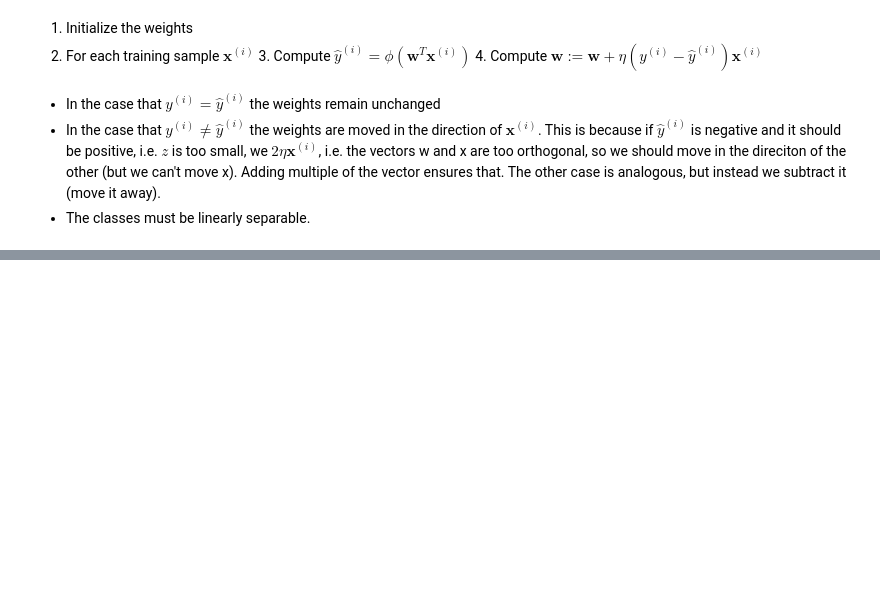
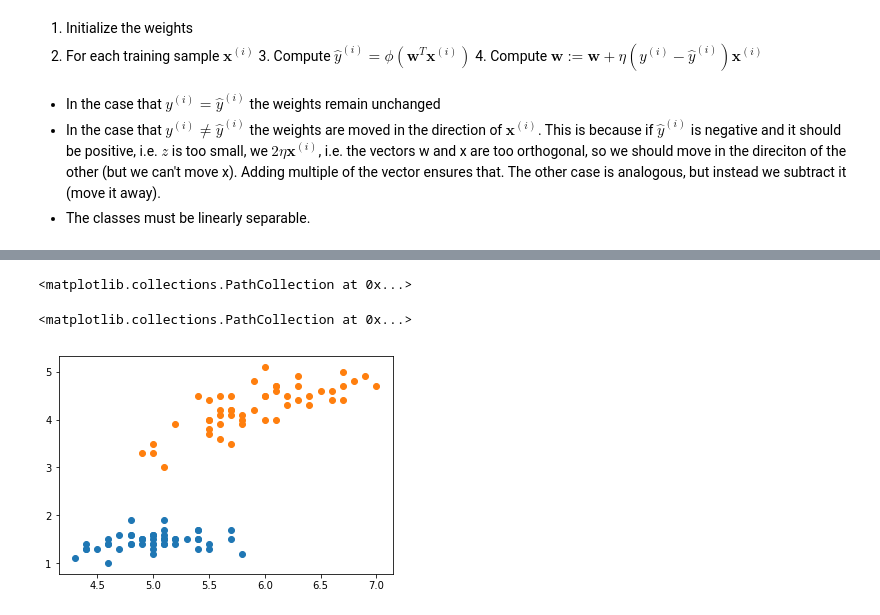
Before and after one commit to mirgee/ml_algorithms, a Jupyter notebook: Perceptron.ipynb, the cells around one changed output, grey strips where cells are left out. Cells and saved outputs as stored; diff of their text form; code cells hidden in the pictures; blank space fills up the shorter version.

Commit message:
Some plots

```diff
--- a/Perceptron.ipynb
+++ b/Perceptron.ipynb
@@ -62,0 +60,8 @@ class Perceptron:
+# %%
+import pandas as pd
+from IPython.core.interactiveshell import InteractiveShell
+InteractiveShell.ast_node_interactivity = "all"
+
+df = pd.read_csv('https://archive.ics.uci.edu/ml/machine-learning-databases/iris/iris.data', header=None)
+df.sort_values(by=4)
+print('Unique classes: {}'.format(', '.join(df[4].unique())))
@@ -62,0 +88,14 @@ class Perceptron:
+# %%
+train_size = 100
+test_size = 50
+X_train, y_train = df.iloc[:train_size, :-1].values, df.iloc[:train_size, 4].values
+y_train = np.where(y_train == 'Iris-setosa', -1, 1)
+# %%
+import matplotlib.pyplot as plt
+plt.scatter(X_train[:50, 0], X_train[:50, 2])
+plt.scatter(X_train[50:, 0], X_train[50:, 2])
+plt.show()
+# %% [output]
+<matplotlib.collections.PathCollection at 0x...>
+<matplotlib.collections.PathCollection at 0x...>
+[figure, added]
```
Also changed, not shown: parts of 4 cells of this notebook.
